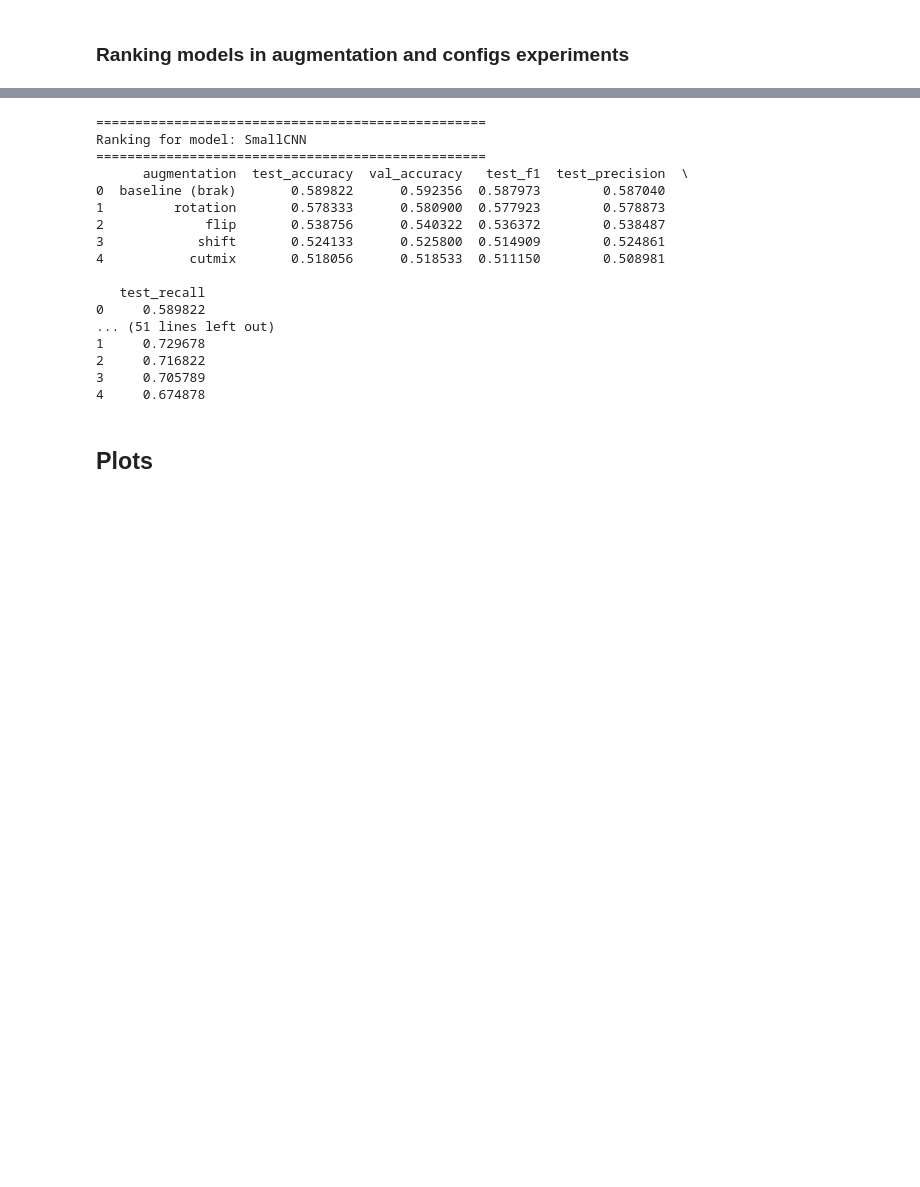
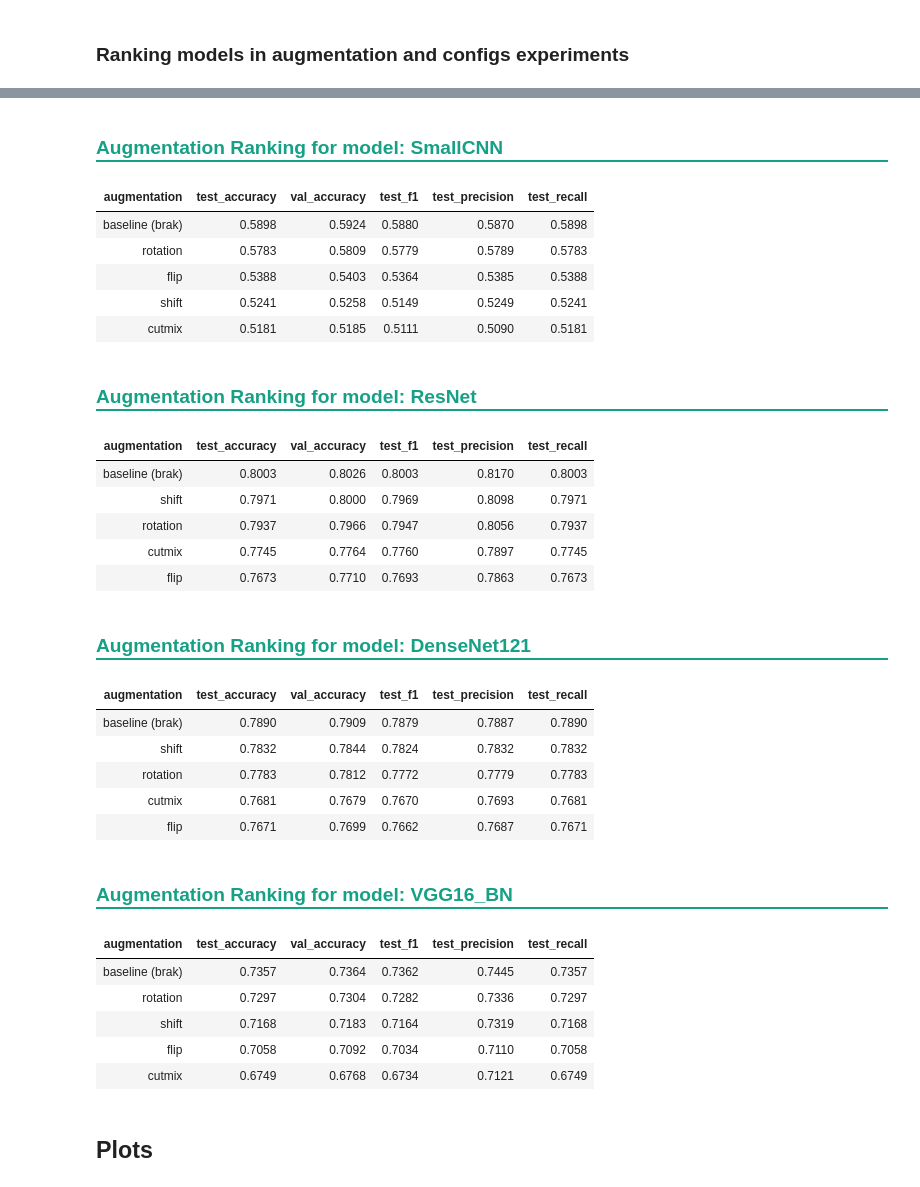
Before and after one commit to IgorLechoszest/DL-Image-Recognition, a Jupyter notebook: src/main.ipynb, the cells around one changed output, grey strips where cells are left out. Cells and saved outputs as stored; diff of their text form; code cells hidden in the pictures; blank space fills up the shorter version.

```diff
--- a/src/main.ipynb
+++ b/src/main.ipynb
@@ -331,34 +345,44 @@ Ranking for model: SmallCNN
 # %%
 results_augm = pd.read_csv("results/wyniki_augmentacji.csv")
 
 for model in models:
-    print(f"\n{'='*50}")
-    print(f"Ranking for model: {model}")
-    print(f"{'='*50}")
-
+    display(HTML(f"<h3 style='color: #16a085; border-bottom: 2px solid #16a085; padding-bottom: 5px; margin-top: 20px;'>Augmentation Ranking for model: <b>{model}</b></h3>"))
     model_df = results_augm[results_augm["model"] == model]
-    sorted_df = model_df.sort_values(by="test_accuracy", ascending=False)
-    sorted_df = sorted_df.reset_index(drop=True)
-
-    print(sorted_df[["augmentation", "test_accuracy", "val_accuracy", "test_f1", "test_precision", "test_recall"]])
+    sorted_df = model_df.sort_values(by="test_accuracy", ascending=False).reset_index(drop=True)
+    columns_augm = ["augmentation", "test_accuracy", "val_accuracy", "test_f1", "test_precision", "test_recall"]
+    display_df = sorted_df[columns_augm]
+    styled_df = display_df.style.format(precision=4).hide(axis="index").highlight_max(subset=['test_accuracy'], color='#d4edda')\
+        .highlight_max(subset=['test_accuracy'], color="#0a0267")
+    display(styled_df)
 # %% [output]
-==================================================
-Ranking for model: SmallCNN
-==================================================
-      augmentation  test_accuracy  val_accuracy   test_f1  test_precision  \
-0  baseline (brak)       0.589822      0.592356  0.587973        0.587040
-1         rotation       0.578333      0.580900  0.577923        0.578873
-2             flip       0.538756      0.540322  0.536372        0.538487
-3            shift       0.524133      0.525800  0.514909        0.524861
-4           cutmix       0.518056      0.518533  0.511150        0.508981
-
-   test_recall
-0     0.589822
-... (51 lines left out)
-1     0.729678
-2     0.716822
-3     0.705789
-4     0.674878
+Augmentation Ranking for model: SmallCNN
+| augmentation | test_accuracy | val_accuracy | test_f1 | test_precision | test_recall |
+| baseline (brak) | 0.5898 | 0.5924 | 0.5880 | 0.5870 | 0.5898 |
+| rotation | 0.5783 | 0.5809 | 0.5779 | 0.5789 | 0.5783 |
+| flip | 0.5388 | 0.5403 | 0.5364 | 0.5385 | 0.5388 |
+| shift | 0.5241 | 0.5258 | 0.5149 | 0.5249 | 0.5241 |
+| cutmix | 0.5181 | 0.5185 | 0.5111 | 0.5090 | 0.5181 |
+Augmentation Ranking for model: ResNet
+| augmentation | test_accuracy | val_accuracy | test_f1 | test_precision | test_recall |
+| baseline (brak) | 0.8003 | 0.8026 | 0.8003 | 0.8170 | 0.8003 |
+| shift | 0.7971 | 0.8000 | 0.7969 | 0.8098 | 0.7971 |
+| rotation | 0.7937 | 0.7966 | 0.7947 | 0.8056 | 0.7937 |
+| cutmix | 0.7745 | 0.7764 | 0.7760 | 0.7897 | 0.7745 |
+| flip | 0.7673 | 0.7710 | 0.7693 | 0.7863 | 0.7673 |
+Augmentation Ranking for model: DenseNet121
+| augmentation | test_accuracy | val_accuracy | test_f1 | test_precision | test_recall |
+| baseline (brak) | 0.7890 | 0.7909 | 0.7879 | 0.7887 | 0.7890 |
+| shift | 0.7832 | 0.7844 | 0.7824 | 0.7832 | 0.7832 |
+| rotation | 0.7783 | 0.7812 | 0.7772 | 0.7779 | 0.7783 |
+| cutmix | 0.7681 | 0.7679 | 0.7670 | 0.7693 | 0.7681 |
+| flip | 0.7671 | 0.7699 | 0.7662 | 0.7687 | 0.7671 |
+Augmentation Ranking for model: VGG16_BN
+| augmentation | test_accuracy | val_accuracy | test_f1 | test_precision | test_recall |
+| baseline (brak) | 0.7357 | 0.7364 | 0.7362 | 0.7445 | 0.7357 |
+| rotation | 0.7297 | 0.7304 | 0.7282 | 0.7336 | 0.7297 |
+| shift | 0.7168 | 0.7183 | 0.7164 | 0.7319 | 0.7168 |
+| flip | 0.7058 | 0.7092 | 0.7034 | 0.7110 | 0.7058 |
+| cutmix | 0.6749 | 0.6768 | 0.6734 | 0.7121 | 0.6749 |
 # %%
 # laoding saved experiments results
 configs_results = pd.read_csv("results/whole_database_results.csv")
```
Also changed, not shown: parts of 2 cells of this notebook, 4 other files.
